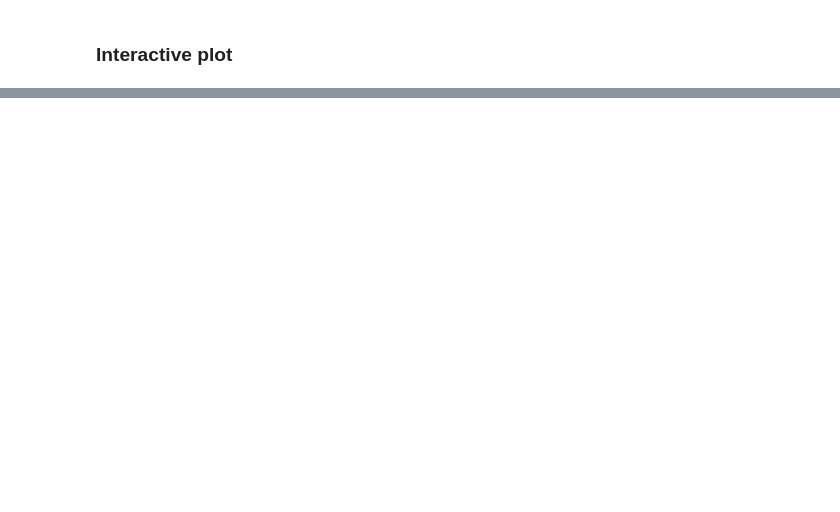
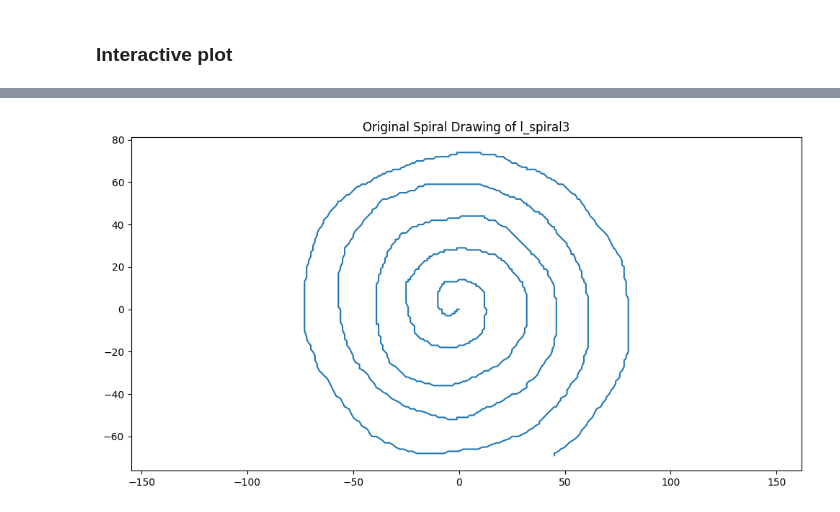
Before and after one commit to TheLegend442/drawing_spirals, a Jupyter notebook: fourier.ipynb, the cells around one changed output, grey strips where cells are left out. Saved outputs shown, nothing was run; the diff lists cells and outputs as text; code cells hidden in the pictures; blank space fills up the shorter version.

```diff
--- a/fourier.ipynb
+++ b/fourier.ipynb
@@ -67,3 +81,17 @@ Error:
+# %%
+def plot_spiral(filepath):
+    df_spiral = pd.read_csv(filepath)
+    df_spiral.drop_duplicates(subset=['x', 'y'], keep='first', inplace=True)
+    df_spiral['x'] = df_spiral['x'] - df_spiral['x'].iloc[0]
+    df_spiral['y'] = df_spiral['y'] - df_spiral['y'].iloc[0]
+
+    spiral_name = filepath.split('/')[-1]
+    spiral_name = spiral_name.split('.')[0]
+    _, fig = plt.subplots(figsize=(12,6))
+    fig.set_title(f'Original Spiral Drawing of {spiral_name}')
+    fig.plot(df_spiral['x'], df_spiral['y'])
+    fig.axis('equal')
+    plt.show()
 # %% [markdown]
 ### Transforming drawings to Fourier descriptors
 # %% [markdown]
@@ -488,0 +578,5 @@ Error:
+# %%
+file_path = "drawings/long/l_spiral3.csv"
+plot_spiral(file_path)
+# %% [output]
+[figure, added]
```
Also changed, not shown: parts of 47 cells of this notebook, 24 other files.
